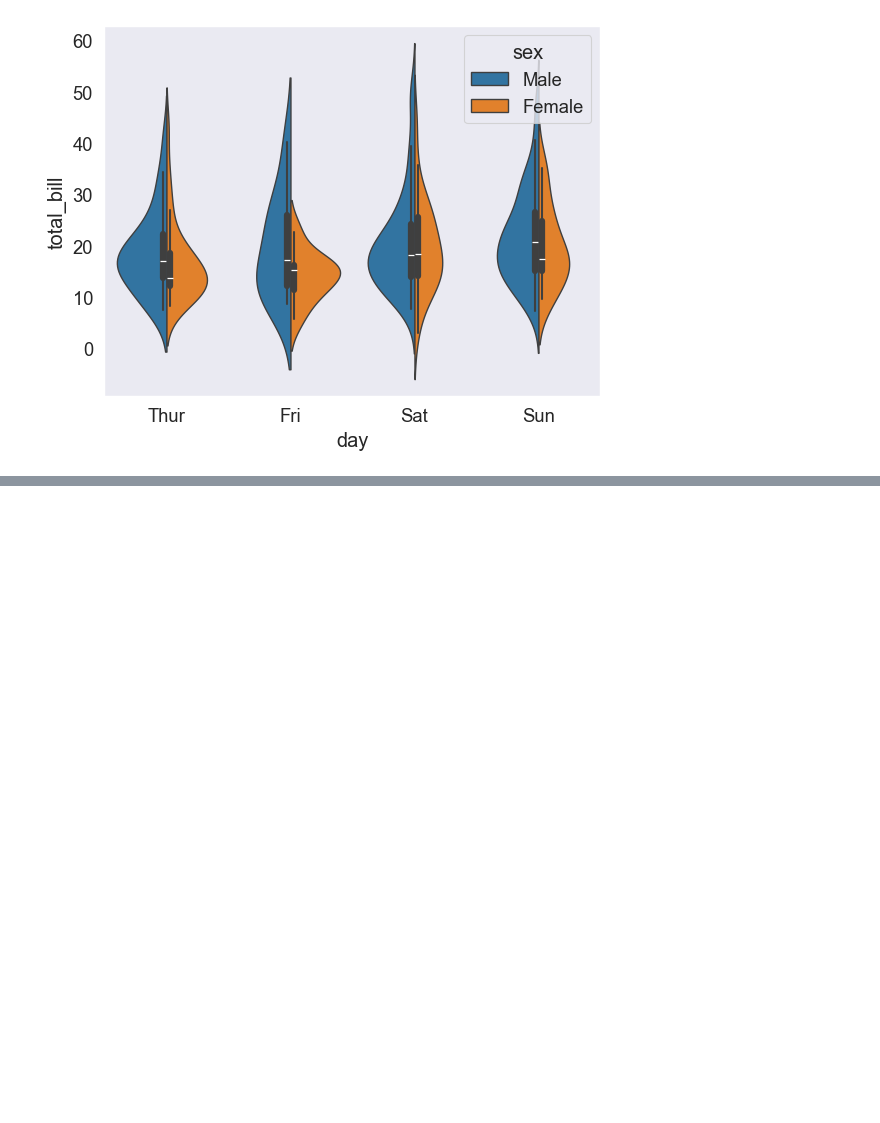
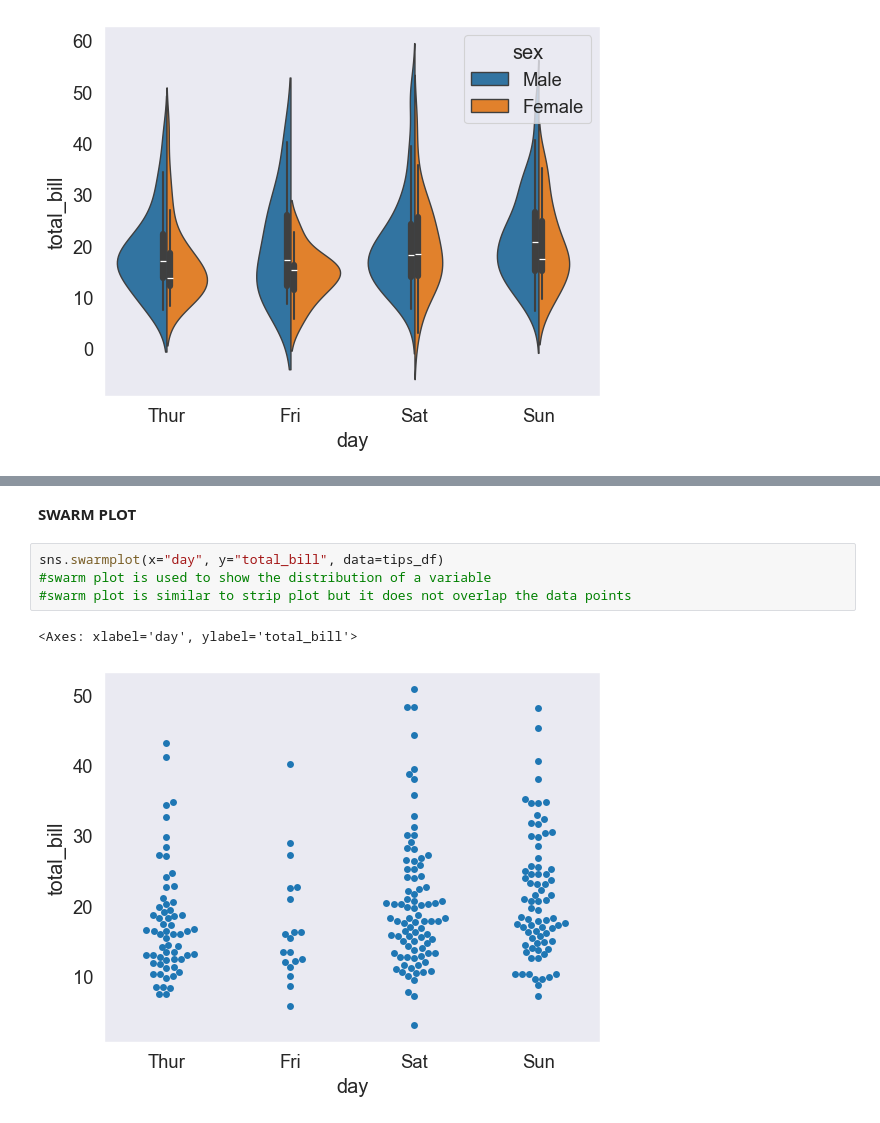
Before and after one commit to web-wizard-web/Python_for_AI_and_ML, a Jupyter notebook: Seaborn/seaborn.ipynb, the cells around one changed output, grey strips where cells are left out. Cells and saved outputs as stored; diff of their text form; blank space fills up the shorter version.

```diff
--- a/Seaborn/seaborn.ipynb
+++ b/Seaborn/seaborn.ipynb
@@ -146,0 +167,9 @@ sns.violinplot(x="day",y="total_bill",data=tips_df,hue="sex" ,split=True) #violi
+# %% [markdown]
+**SWARM PLOT**
+# %%
+sns.swarmplot(x="day", y="total_bill", data=tips_df)
+#swarm plot is used to show the distribution of a variable
+#swarm plot is similar to strip plot but it does not overlap the data points
+# %% [output]
+<Axes: xlabel='day', ylabel='total_bill'>
+[figure, added]
```
Also changed, not shown: parts of 25 cells of this notebook, 1 other file.
